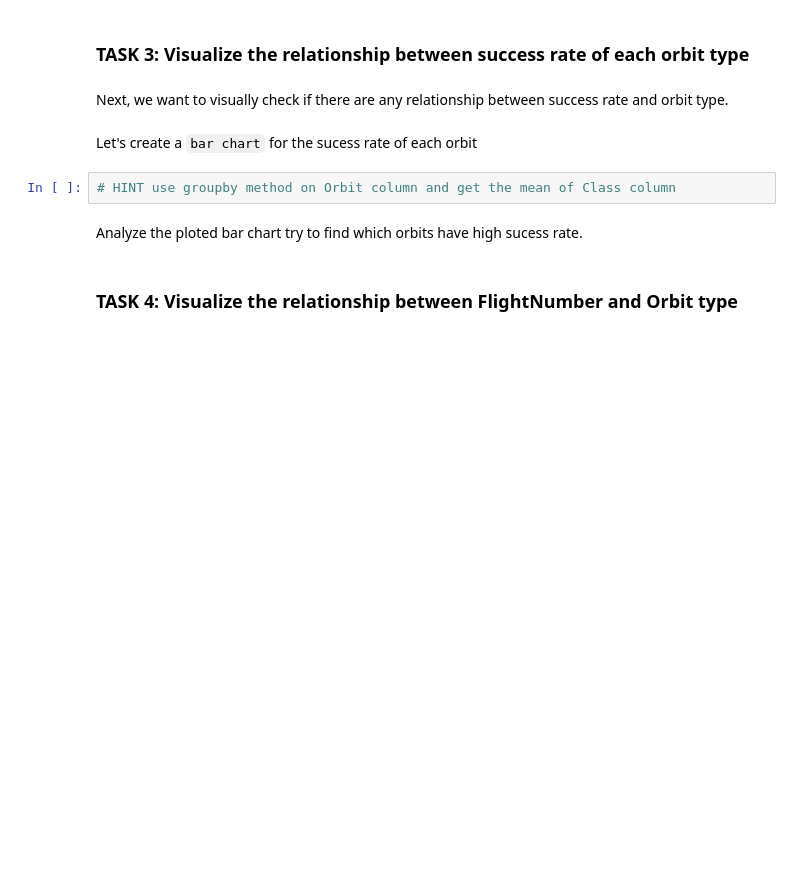
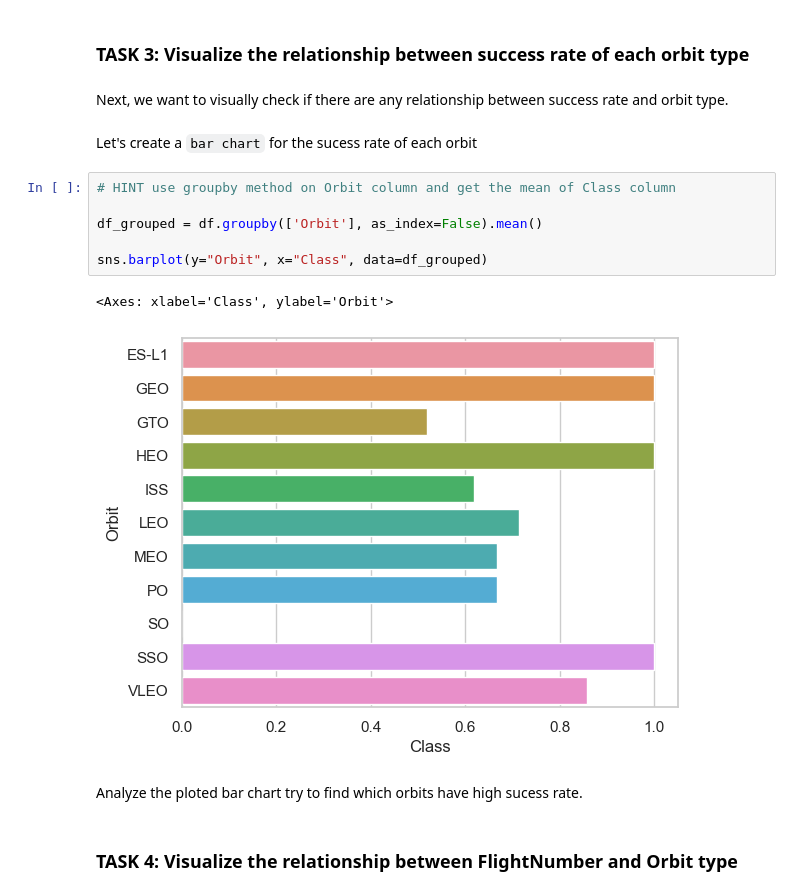
Before and after one commit to Edwardeen/rocket-price-mlmodel, a Jupyter notebook: EDA with SQL/2. jupyter-labs-eda-dataviz-v2.ipynb, the cells around one changed output. Saved outputs shown, nothing was run; the diff lists cells and outputs as text; blank space fills up the shorter version.

```diff
--- a/EDA with SQL/2. jupyter-labs-eda-dataviz-v2.ipynb
+++ b/EDA with SQL/2. jupyter-labs-eda-dataviz-v2.ipynb
@@ -147,6 +166,13 @@ Next, we want to visually check if there are any relationship between success ra
 Let's create a `bar chart` for the sucess rate of each orbit
 # %%
 # HINT use groupby method on Orbit column and get the mean of Class column
+
+df_grouped = df.groupby(['Orbit'], as_index=False).mean()
+
+sns.barplot(y="Orbit", x="Class", data=df_grouped)
+# %% [output]
+<Axes: xlabel='Class', ylabel='Orbit'>
+[figure, added]
 # %% [markdown]
 Analyze the ploted bar chart try to find which orbits have high sucess rate.
 # %% [markdown]
```
Also changed, not shown: parts of 11 cells of this notebook.
